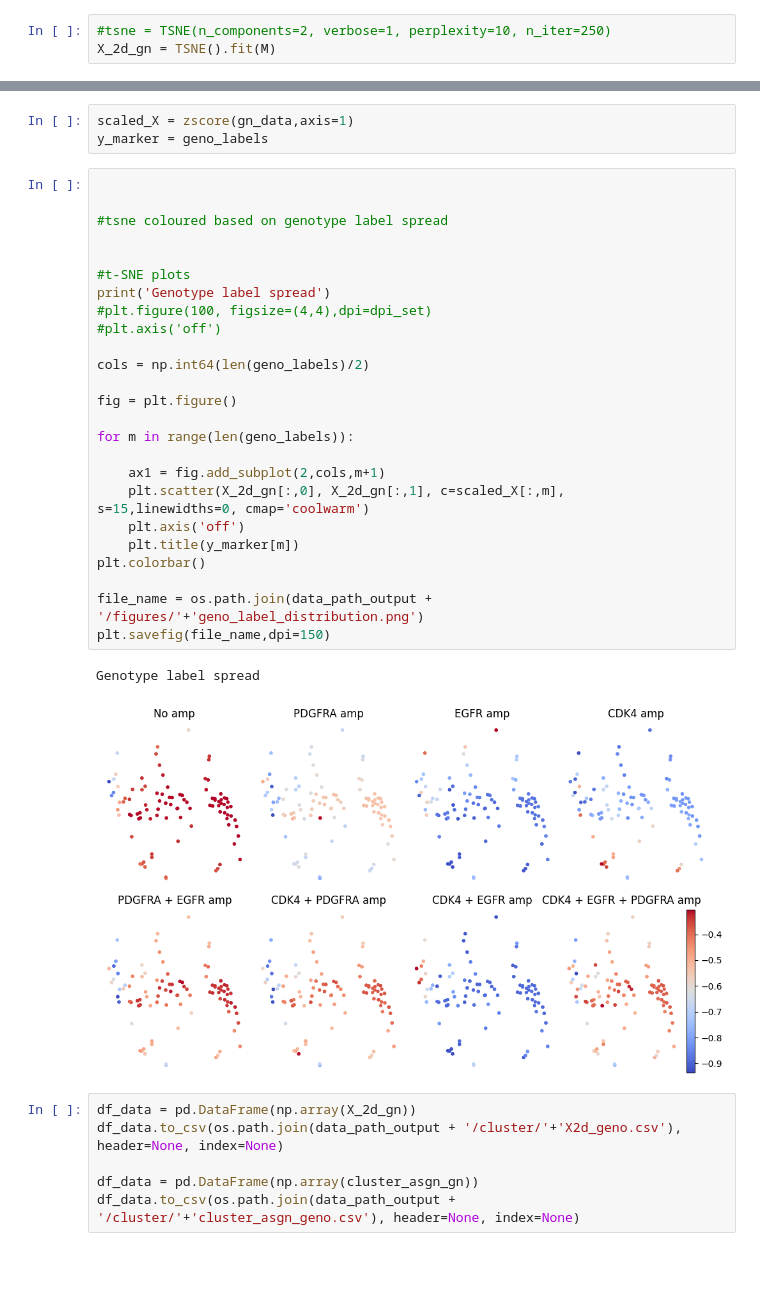
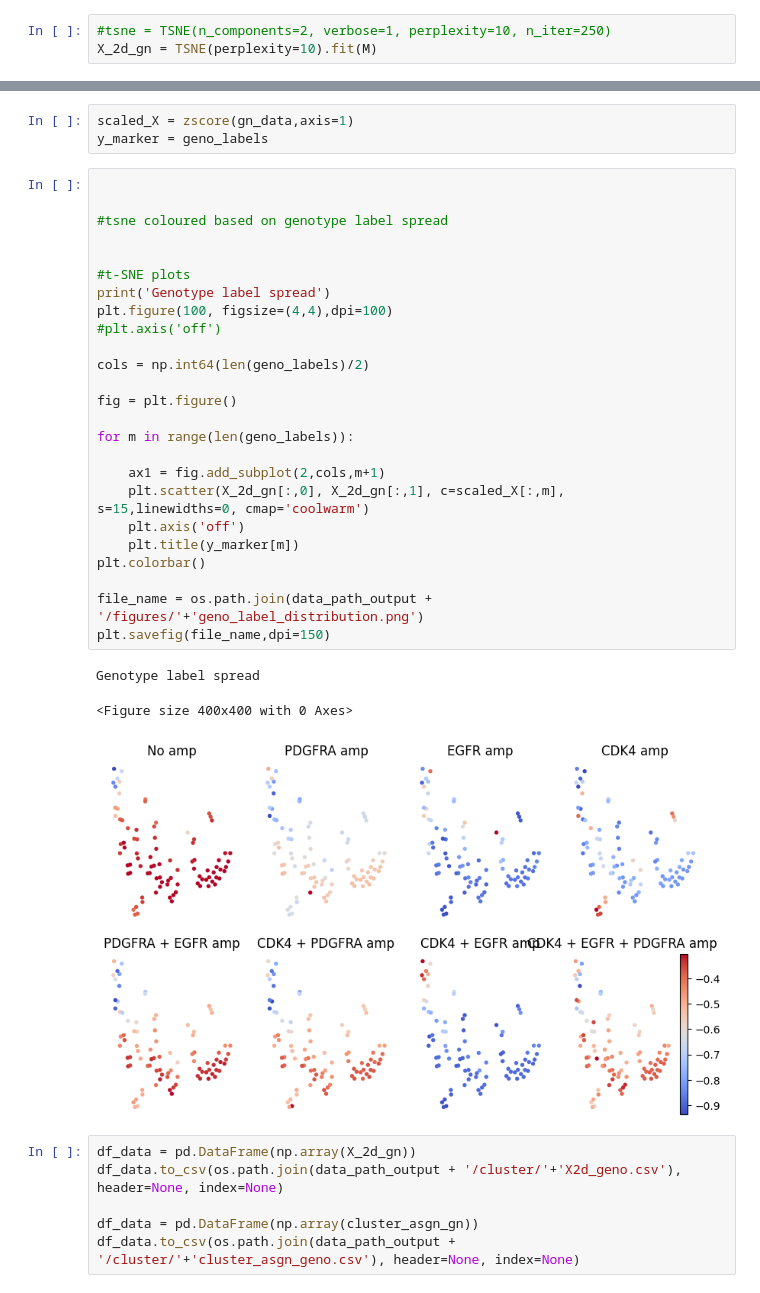
Before and after one commit to sandhya212/GBM_reflectance, a Jupyter notebook: UO_edit_fov_visualization_cluster.ipynb, the cells around one changed output, grey strips where cells are left out. Saved outputs shown, nothing was run; the diff lists cells and outputs as text; blank space fills up the shorter version.

```diff
--- a/UO_edit_fov_visualization_cluster.ipynb
+++ b/UO_edit_fov_visualization_cluster.ipynb
@@ -633,7 +729,7 @@ num_cells = M.shape[0]
 num_genes = M.shape[1]
 # %%
 #tsne = TSNE(n_components=2, verbose=1, perplexity=10, n_iter=250)
-X_2d_gn = TSNE().fit(M)
+X_2d_gn = TSNE(perplexity=10).fit(M)
 # %%
 unique, counts = np.unique(cluster_asgn_gn, return_counts=True)
 print('unique',str(unique))
@@ -661,31 +757,32 @@ y_marker = geno_labels
 # %%
 
 
 #tsne coloured based on genotype label spread
 
 
 #t-SNE plots
 print('Genotype label spread')
-#plt.figure(100, figsize=(4,4),dpi=dpi_set)
+plt.figure(100, figsize=(4,4),dpi=100)
 #plt.axis('off')
 
 cols = np.int64(len(geno_labels)/2)
 
 fig = plt.figure()
 
 for m in range(len(geno_labels)):
 
     ax1 = fig.add_subplot(2,cols,m+1)
     plt.scatter(X_2d_gn[:,0], X_2d_gn[:,1], c=scaled_X[:,m],   s=15,linewidths=0, cmap='coolwarm')
     plt.axis('off')
     plt.title(y_marker[m])
 plt.colorbar()
 
 file_name = os.path.join(data_path_output + '/figures/'+'geno_label_distribution.png')
 plt.savefig(file_name,dpi=150)
 # %% [output]
 Genotype label spread
+<Figure size 400x400 with 0 Axes>
-[figure, old version]
+[figure, new version]
 # %%
 df_data = pd.DataFrame(np.array(X_2d_gn))
 df_data.to_csv(os.path.join(data_path_output + '/cluster/'+'X2d_geno.csv'), header=None, index=None)
```
Also changed, not shown: parts of 29 cells of this notebook.
